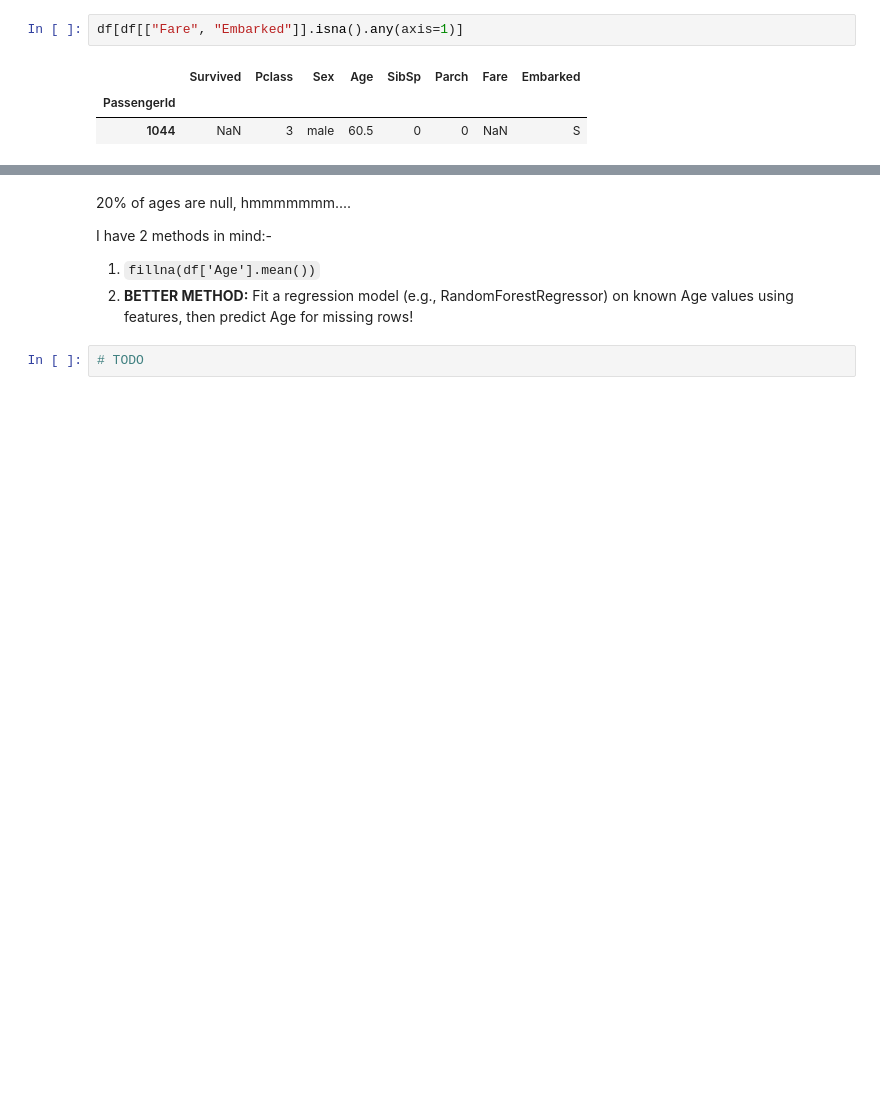
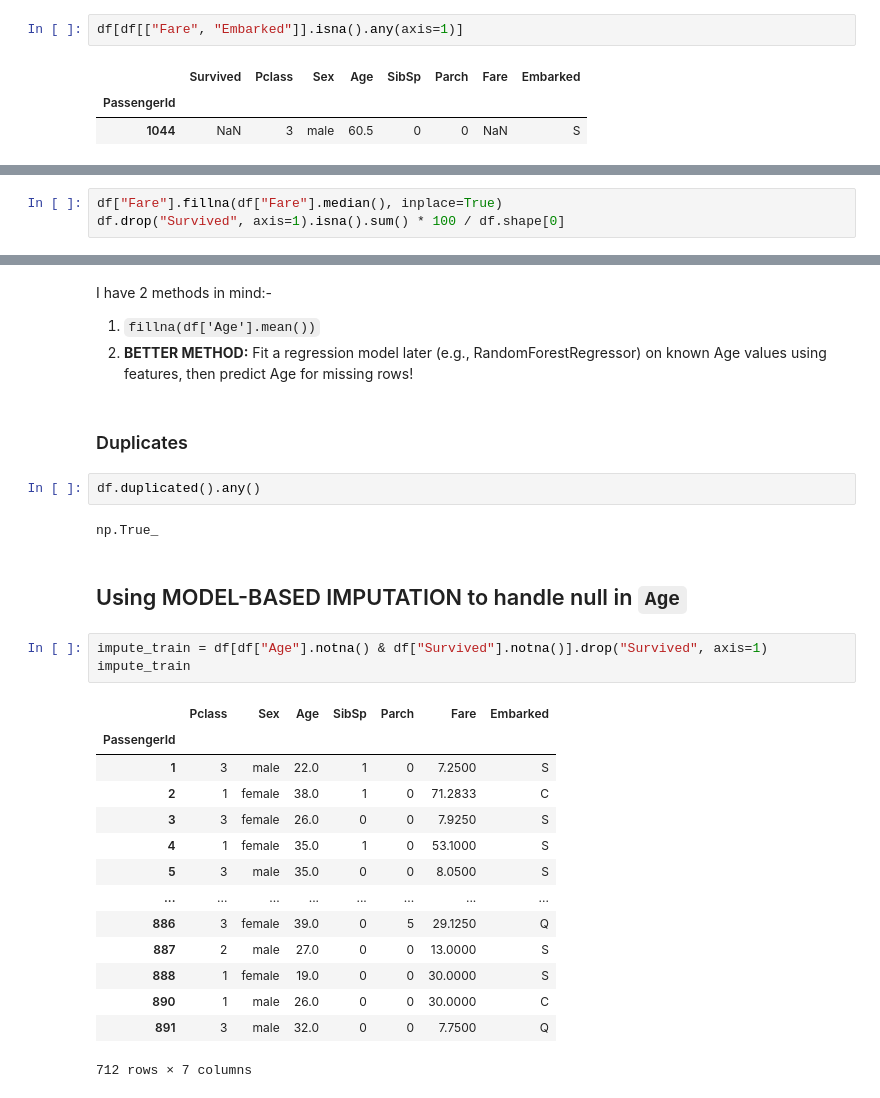
Before and after one commit to ikabrain/TitanichDataset, a Jupyter notebook: solution.ipynb, the cells around one changed output, grey strips where cells are left out. Drawn from its saved outputs; the diff is of its cells as text; blank space fills up the shorter version.

```diff
--- a/solution.ipynb
+++ b/solution.ipynb
@@ -184,0 +174,3 @@ dtype: float64
+# %%
+df["Fare"].fillna(df["Fare"].median(), inplace=True)
+df.drop("Survived", axis=1).isna().sum() * 100 / df.shape[0]
@@ -185,8 +196,30 @@ dtype: float64
 # %% [markdown]
-20% of ages are null, hmmmmmmm....
-
 I have 2 methods in mind:-
 1. `fillna(df['Age'].mean())`
-2. **BETTER METHOD:** Fit a regression model (e.g., RandomForestRegressor) on known Age values using features, then predict Age for missing rows!
+2. **BETTER METHOD:** Fit a regression model later (e.g., RandomForestRegressor) on known Age values using features, then predict Age for missing rows!
+# %% [markdown]
+### Duplicates
+# %%
+df.duplicated().any()
+# %% [output]
+np.True_
+# %% [markdown]
+## Using MODEL-BASED IMPUTATION to handle null in `Age`
 # %%
-# TODO
+impute_train = df[df["Age"].notna() & df["Survived"].notna()].drop("Survived", axis=1)
+impute_train
+# %% [output]
+|  | Pclass | Sex | Age | SibSp | Parch | Fare | Embarked |
+| PassengerId |  |  |  |  |  |  |  |
+| 1 | 3 | male | 22.0 | 1 | 0 | 7.2500 | S |
+| 2 | 1 | female | 38.0 | 1 | 0 | 71.2833 | C |
+| 3 | 3 | female | 26.0 | 0 | 0 | 7.9250 | S |
+| 4 | 1 | female | 35.0 | 1 | 0 | 53.1000 | S |
+| 5 | 3 | male | 35.0 | 0 | 0 | 8.0500 | S |
+| ... | ... | ... | ... | ... | ... | ... | ... |
+| 886 | 3 | female | 39.0 | 0 | 5 | 29.1250 | Q |
+| 887 | 2 | male | 27.0 | 0 | 0 | 13.0000 | S |
+| 888 | 1 | female | 19.0 | 0 | 0 | 30.0000 | S |
+| 890 | 1 | male | 26.0 | 0 | 0 | 30.0000 | C |
+| 891 | 3 | male | 32.0 | 0 | 0 | 7.7500 | Q |
+712 rows × 7 columns
```
Also changed, not shown: parts of 5 cells of this notebook.
